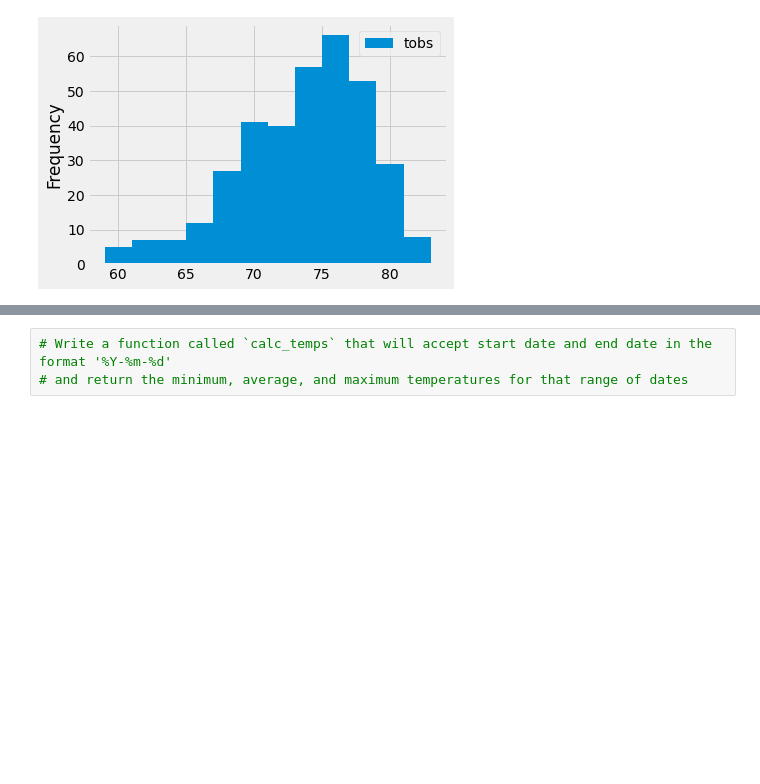
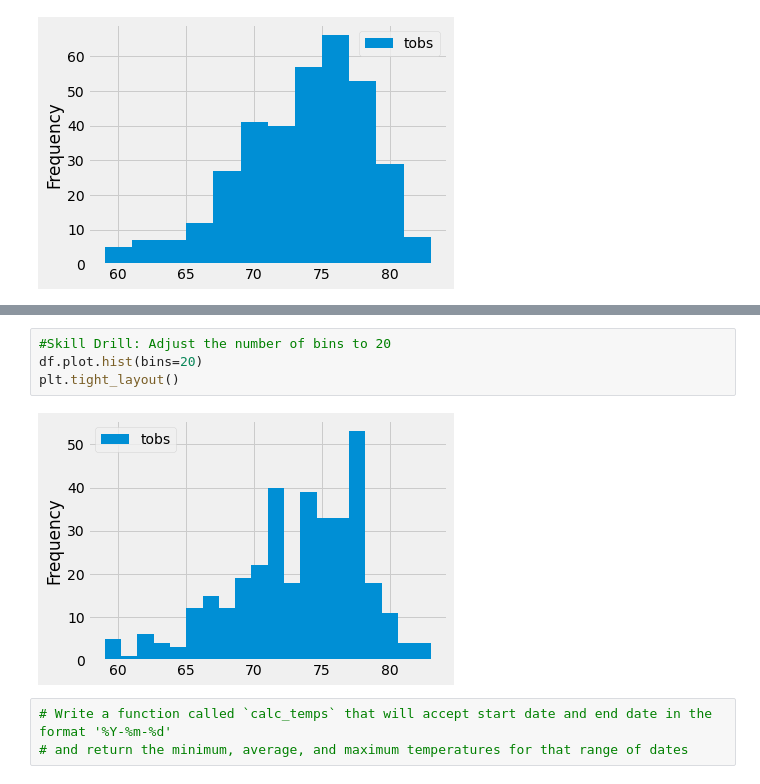
Before and after one commit to Neekoh1310/surfs_up, a Jupyter notebook: climate_analysis.ipynb, the cells around one changed output, grey strips where cells are left out. Saved outputs shown, nothing was run; the diff lists cells and outputs as text; blank space fills up the shorter version.

```diff
--- a/climate_analysis.ipynb
+++ b/climate_analysis.ipynb
@@ -210,3 +216,9 @@ plt.tight_layout()
+# %%
+#Skill Drill: Adjust the number of bins to 20
+df.plot.hist(bins=20)
+plt.tight_layout()
+# %% [output]
+[figure, added]
 # %%
 # Write a function called `calc_temps` that will accept start date and end date in the format '%Y-%m-%d'
 # and return the minimum, average, and maximum temperatures for that range of dates
```
Also changed, not shown: parts of 1 cell of this notebook, 2 other files.
